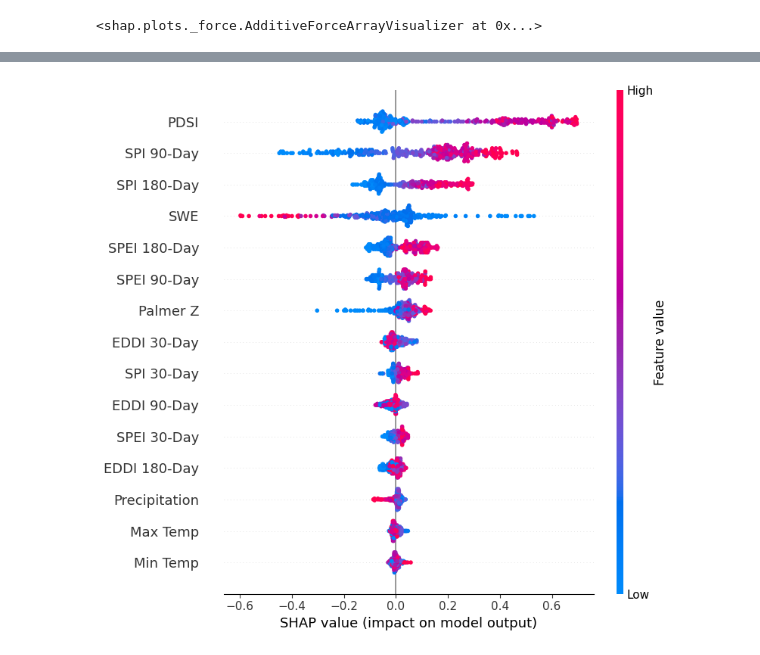
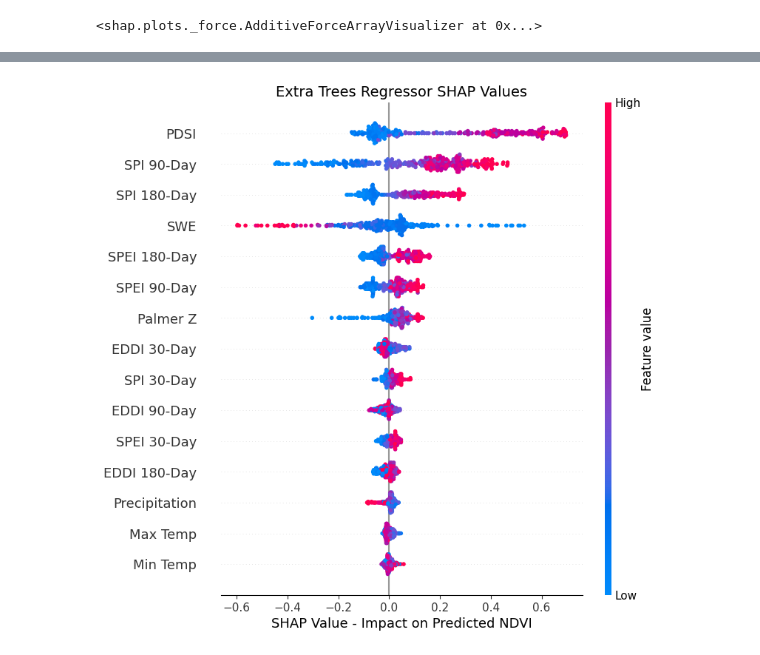
Before and after one commit to anniebritton/Ecological-Drought-ML-Modeling, a Jupyter notebook: NDVI_Modeling.ipynb, the cells around one changed output, grey strips where cells are left out. Saved outputs shown, nothing was run; the diff lists cells and outputs as text; code cells hidden in the pictures.

```diff
--- a/NDVI_Modeling.ipynb
+++ b/NDVI_Modeling.ipynb
@@ -728,15 +789,18 @@ shap.force_plot(xg_explainer.expected_value, xg_shap_values.values, x_test, feat
 # %%
 # Load the model
 et_reg = load('/content/drive/MyDrive/School/M.S./Courses/Capstone/Colab/Data/Models/et_reg.joblib')
 
 # Use the model to make predictions
 et_y_pred = et_reg.predict(x_test)
 
 # Explain results using SHAP
 et_explainer = shap.Explainer(et_reg)
 et_shap_values = et_explainer(x_test)
 
 # Summary plot
-shap.summary_plot(et_shap_values, features=x_test, feature_names=feature_names, title="SHAP Summary Plot for Extra Trees Model")
+shap.summary_plot(et_shap_values, features=x_test, feature_names=feature_names, show=False)
+plt.title("Extra Trees Regressor SHAP Values", fontsize = 14)
+plt.xlabel('SHAP Value - Impact on Predicted NDVI')
+plt.show()
 # %% [output]
-[figure, old version]
+[figure, new version]
```
Also changed, not shown: parts of 19 cells of this notebook.
